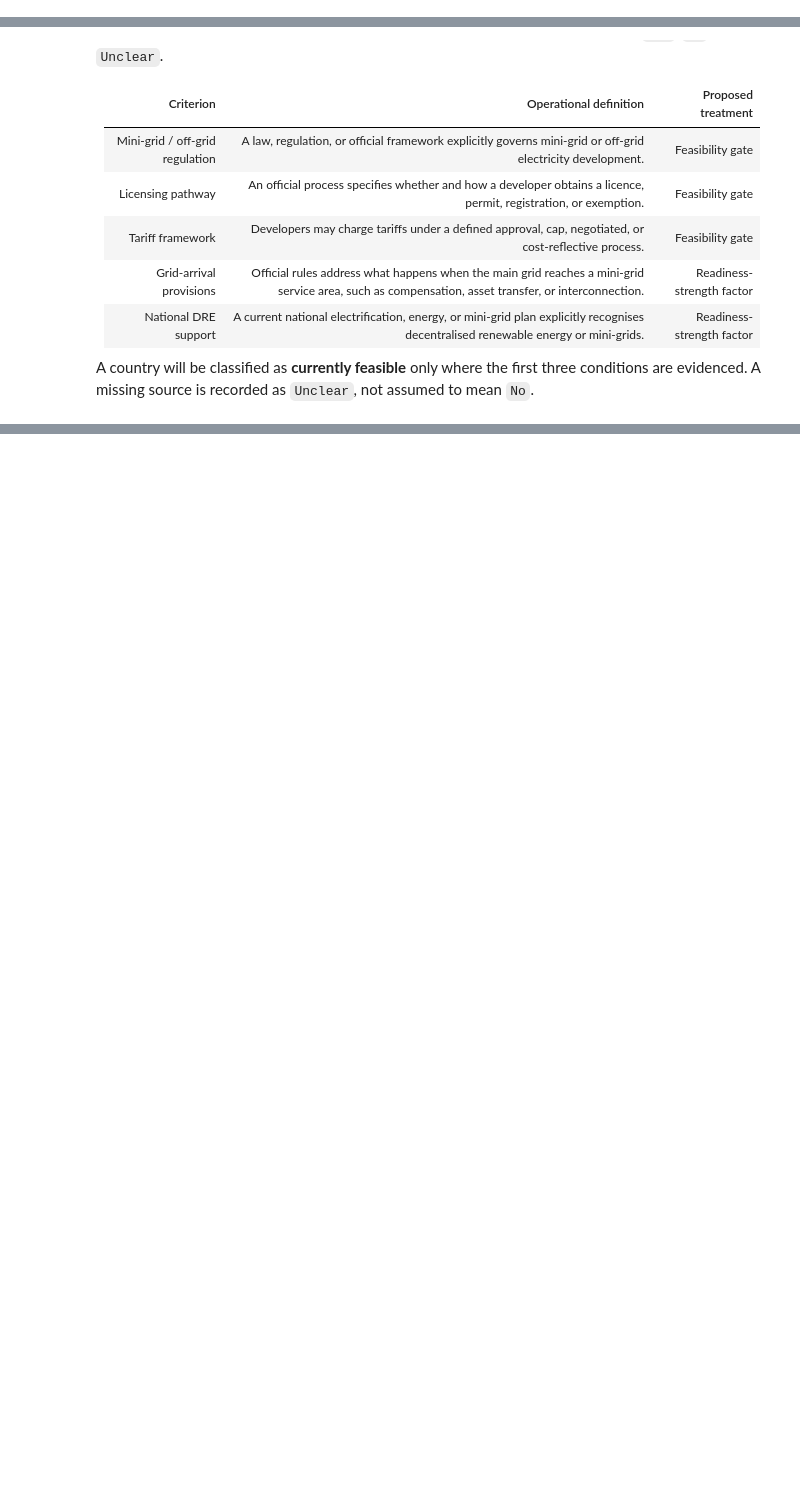
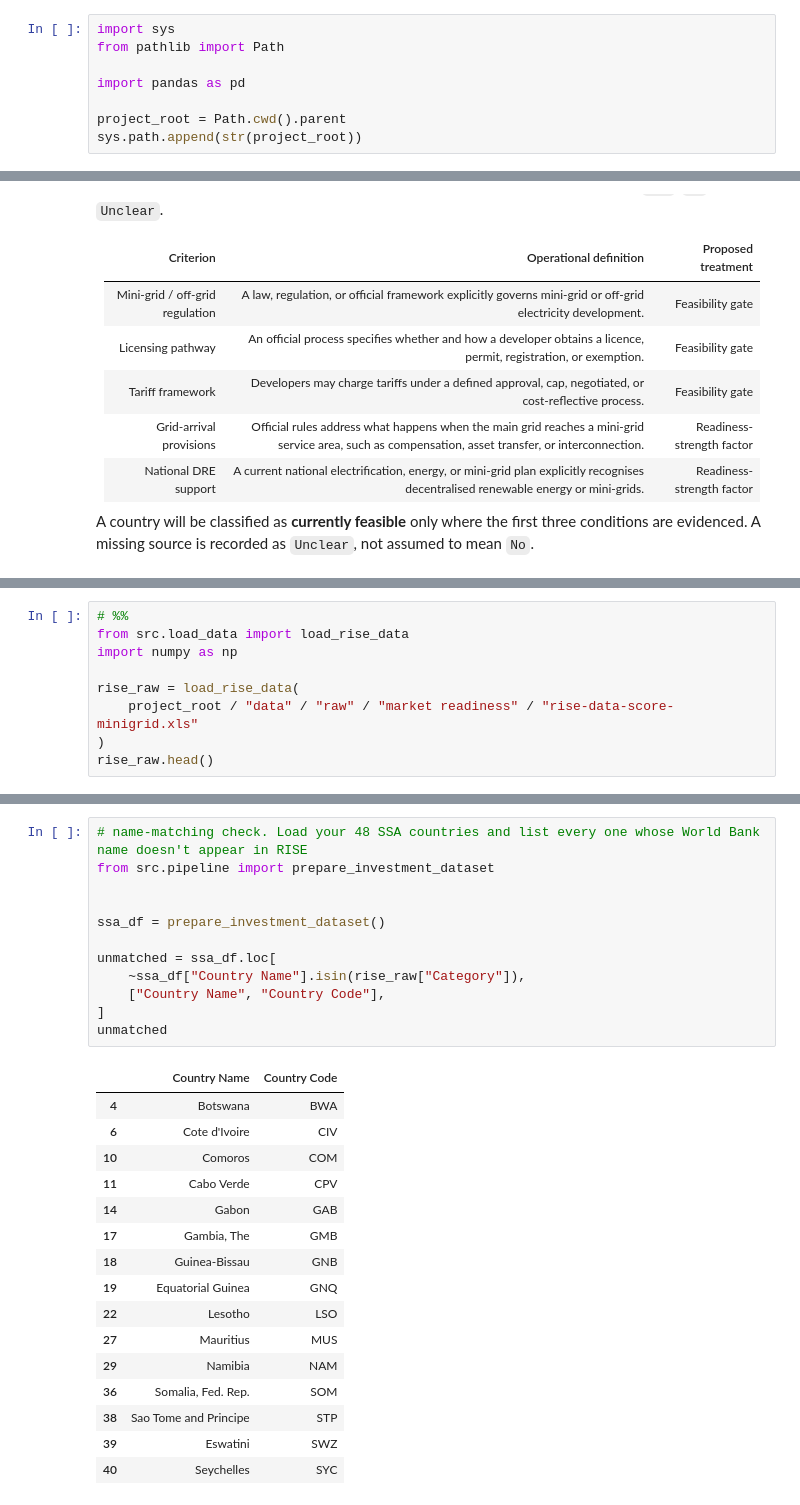
Before and after one commit to meezhay/energy-market-intelligence, a Jupyter notebook: notebooks/04_market_readiness.ipynb, the cells around one changed output, grey strips where cells are left out. Cells and saved outputs as stored; diff of their text form; blank space fills up the shorter version.

```diff
--- a/notebooks/04_market_readiness.ipynb
+++ b/notebooks/04_market_readiness.ipynb
@@ -1,3 +1,11 @@
+# %%
+import sys
+from pathlib import Path
+
+import pandas as pd
+
+project_root = Path.cwd().parent
+sys.path.append(str(project_root))
 # %% [markdown]
 ### Market-readiness design
 
@@ -30,0 +62,9 @@ to mean `No`.
+# %%
+# %%
+from src.load_data import load_rise_data
+import numpy as np
+
+rise_raw = load_rise_data(
+    project_root / "data" / "raw" / "market readiness" / "rise-data-score-minigrid.xls"
+)
+rise_raw.head()
@@ -30,0 +78,29 @@ to mean `No`.
+# %%
+# name-matching check. Load your 48 SSA countries and list every one whose World Bank name doesn't appear in RISE
+from src.pipeline import prepare_investment_dataset
+
+
+ssa_df = prepare_investment_dataset()
+
+unmatched = ssa_df.loc[
+    ~ssa_df["Country Name"].isin(rise_raw["Category"]),
+    ["Country Name", "Country Code"],
+]
+unmatched
+# %% [output]
+|  | Country Name | Country Code |
+| 4 | Botswana | BWA |
+| 6 | Cote d'Ivoire | CIV |
+| 10 | Comoros | COM |
+| 11 | Cabo Verde | CPV |
+| 14 | Gabon | GAB |
+| 17 | Gambia, The | GMB |
+| 18 | Guinea-Bissau | GNB |
+| 19 | Equatorial Guinea | GNQ |
+| 22 | Lesotho | LSO |
+| 27 | Mauritius | MUS |
+| 29 | Namibia | NAM |
+| 36 | Somalia, Fed. Rep. | SOM |
+| 38 | Sao Tome and Principe | STP |
+| 39 | Eswatini | SWZ |
+| 40 | Seychelles | SYC |
```
Also changed, not shown: parts of 15 cells of this notebook, 4 other files.
